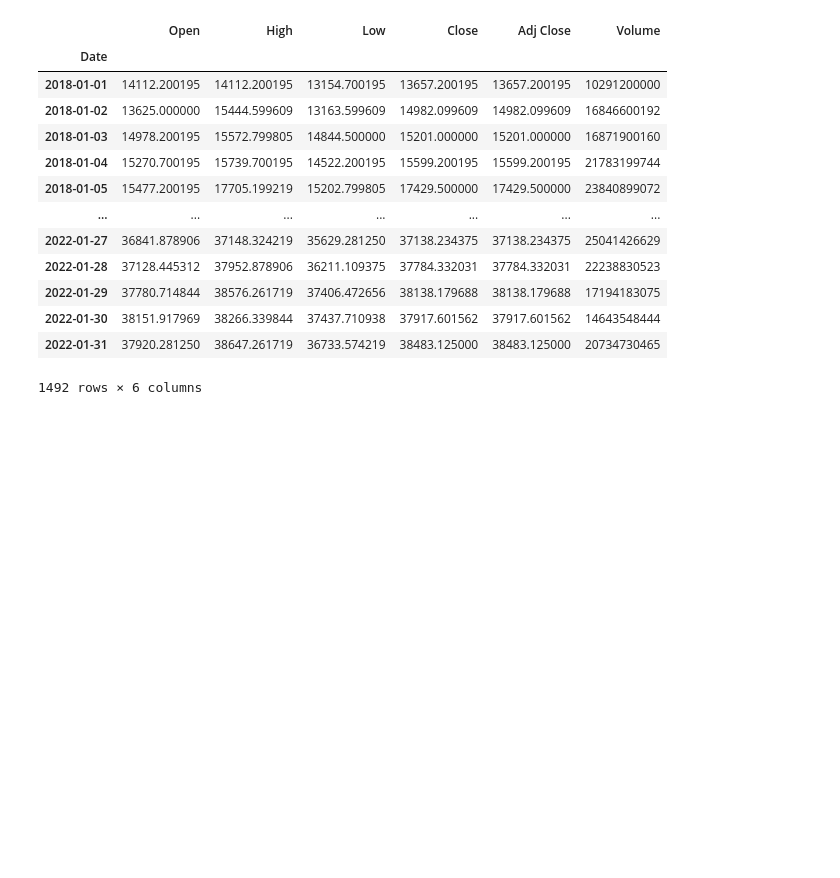
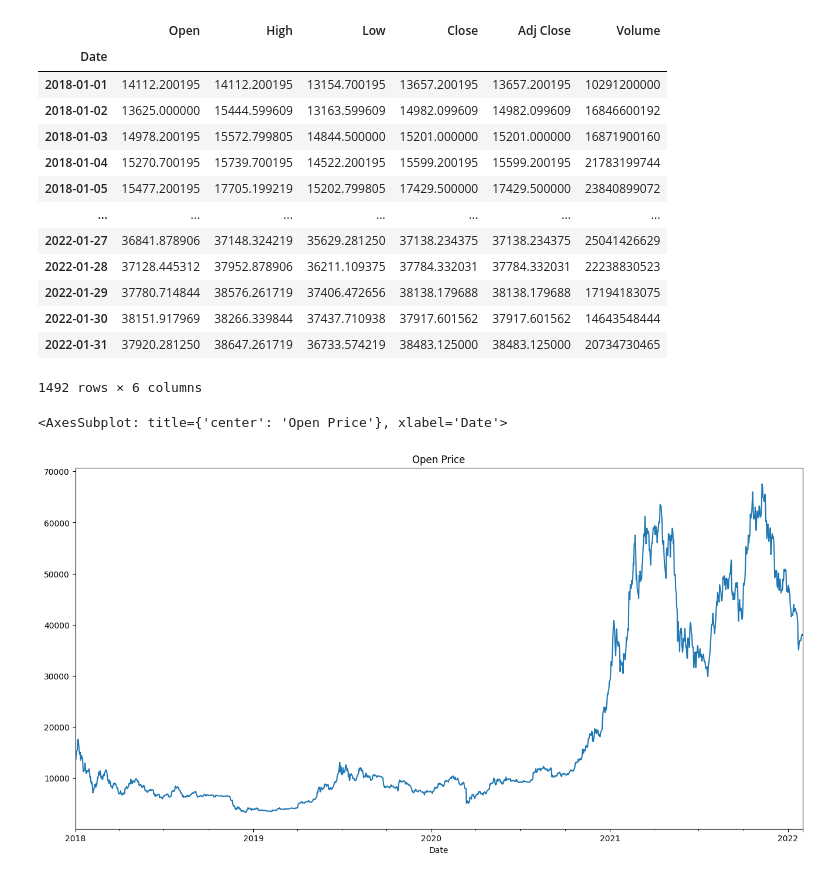
Before and after one commit to AyushTripathiIITP/Algo-Trading, a Jupyter notebook: DATACollection.ipynb, the cells around one changed output. Cells and saved outputs as stored; diff of their text form; code cells hidden in the pictures; blank space fills up the shorter version.

Commit message:
Added data visualization of BTC

```diff
--- a/DATACollection.ipynb
+++ b/DATACollection.ipynb
@@ -34,3 +69,8 @@ data
 | 2022-01-30 | 38151.917969 | 38266.339844 | 37437.710938 | 37917.601562 | 37917.601562 | 14643548444 |
 | 2022-01-31 | 37920.281250 | 38647.261719 | 36733.574219 | 38483.125000 | 38483.125000 | 20734730465 |
 1492 rows × 6 columns
+# %%
+data['Open'].plot(label='BTC/USTD',figsize=(16,8),title='Open Price')
+# %% [output]
+<AxesSubplot: title={'center': 'Open Price'}, xlabel='Date'>
+[figure, added]
```
Also changed, not shown: parts of 13 cells of this notebook.
